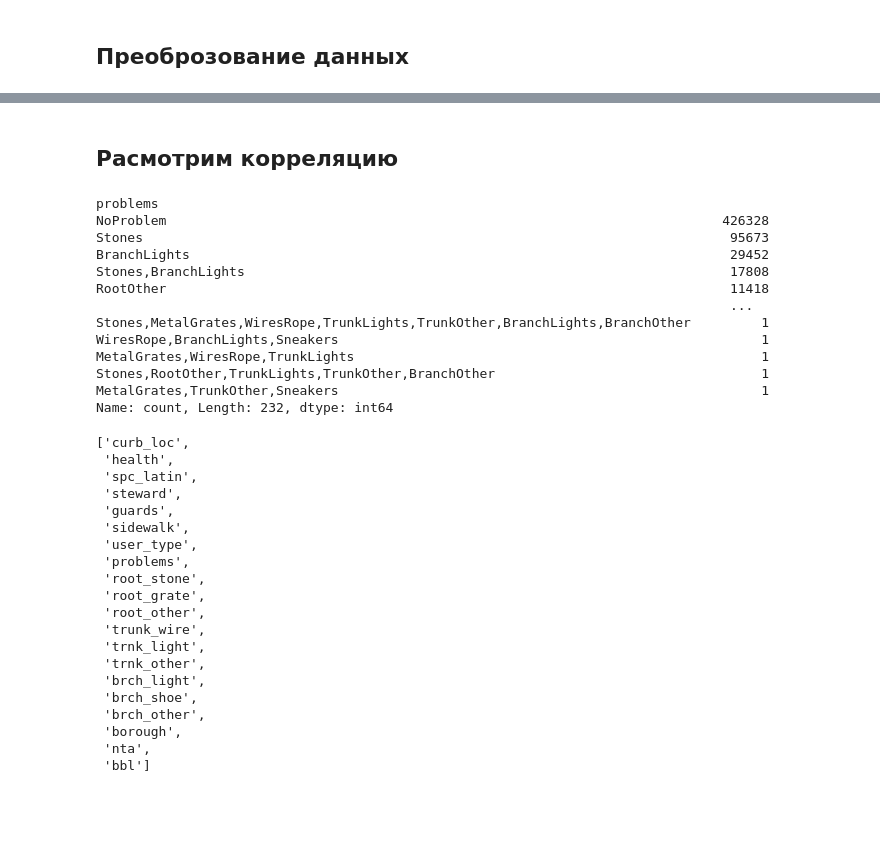
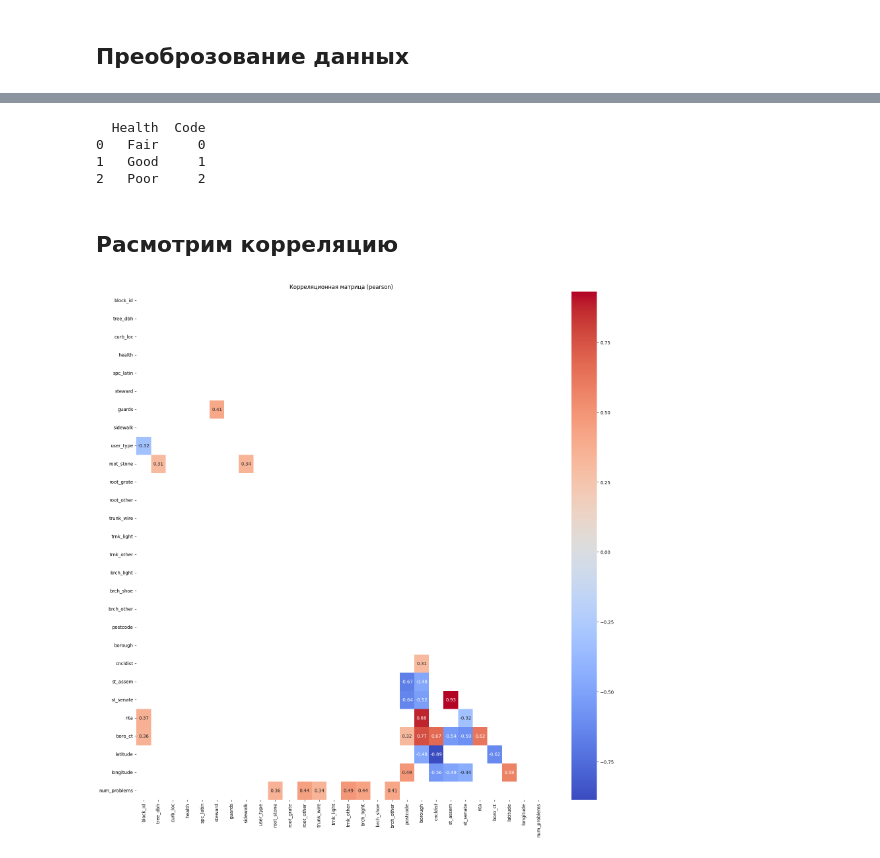
Before and after one commit to AleksTurov/street_tree, a Jupyter notebook: notebook/sreet_tree.ipynb, the cells around one changed output, grey strips where cells are left out. Cells and saved outputs as stored; diff of their text form; code cells hidden in the pictures; blank space fills up the shorter version.

Commit message:
Добавлен сериализованный объект LabelEncoder для обработки данных о состоянии деревьев

```diff
--- a/notebook/sreet_tree.ipynb
+++ b/notebook/sreet_tree.ipynb
@@ -352,0 +438,3 @@ Series([], Name: count, dtype: int64)
+# %%
+drop_columns = ['trunklights', 'metalgrates', 'branchother', 'sneakers', 'wiresrope',
+    'branchlights', 'noproblem', 'rootother', 'stones', 'trunkother']
@@ -352,0 +451,16 @@ Series([], Name: count, dtype: int64)
+# %%
+def encode_categorical(df):
+    """
+    Преобразование категориальных признаков в числовые значения
+    """
+    label_encoders = {}
+    for column in categorical_columns:
+        le = LabelEncoder()
+        df[column] = le.fit_transform(df[column].astype(str))
+        label_encoders[column] = le
+    return df, label_encoders
+df, label_encoders = encode_categorical(df)
+# Сохранение энкодеров
+with open(f'../models/label_encoders.pkl', 'wb') as f:
+    pickle.dump(label_encoders, f)
+label_encoders
@@ -353,2 +475,15 @@ Series([], Name: count, dtype: int64)
+# %%
+# Вывод значений, закодированных энкодером для столбца 'health', вместе с соответствующими им числовыми кодами
+health_classes = label_encoders['health'].classes_
+health_codes = label_encoders['health'].transform(health_classes)
+
+# Создание DataFrame для удобного отображения
+health_mapping = pd.DataFrame({'Health': health_classes, 'Code': health_codes})
+print(health_mapping)
+# %% [output]
+  Health  Code
+0   Fair     0
+1   Good     1
+2   Poor     2
 # %% [markdown]
 ## Расмотрим корреляцию
@@ -396,40 +490,7 @@ def calculate_correlations(df, categorical_columns):
-# %%
-df.problems.value_counts()
-# %% [output]
-problems
-NoProblem                                                                       426328
-Stones                                                                           95673
-BranchLights                                                                     29452
-Stones,BranchLights                                                              17808
-RootOther                                                                        11418
-                                                                                 ...
-Stones,MetalGrates,WiresRope,TrunkLights,TrunkOther,BranchLights,BranchOther         1
-WiresRope,BranchLights,Sneakers                                                      1
-MetalGrates,WiresRope,TrunkLights                                                    1
-Stones,RootOther,TrunkLights,TrunkOther,BranchOther                                  1
-MetalGrates,TrunkOther,Sneakers                                                      1
-Name: count, Length: 232, dtype: int64
-# %%
-categorical_columns = df.select_dtypes(include='object').columns.tolist()
-categorical_columns
-# %% [output]
-['curb_loc',
- 'health',
- 'spc_latin',
- 'steward',
- 'guards',
- 'sidewalk',
- 'user_type',
- 'problems',
- 'root_stone',
- 'root_grate',
- 'root_other',
- 'trunk_wire',
- 'trnk_light',
- 'trnk_other',
- 'brch_light',
- 'brch_shoe',
- 'brch_other',
- 'borough',
- 'nta',
- 'bbl']
+# %%
+# Порог корреляции 0.3
+# у нас много категориальных признаков  и они не имеют линейной зависимости между собой
+# Вызов функции
+plot_corr_matrix(df, method='pearson', threshold=0.3)
+# %% [output]
+[figure, added]
```
Also changed, not shown: parts of 24 cells of this notebook, 1 other file.
